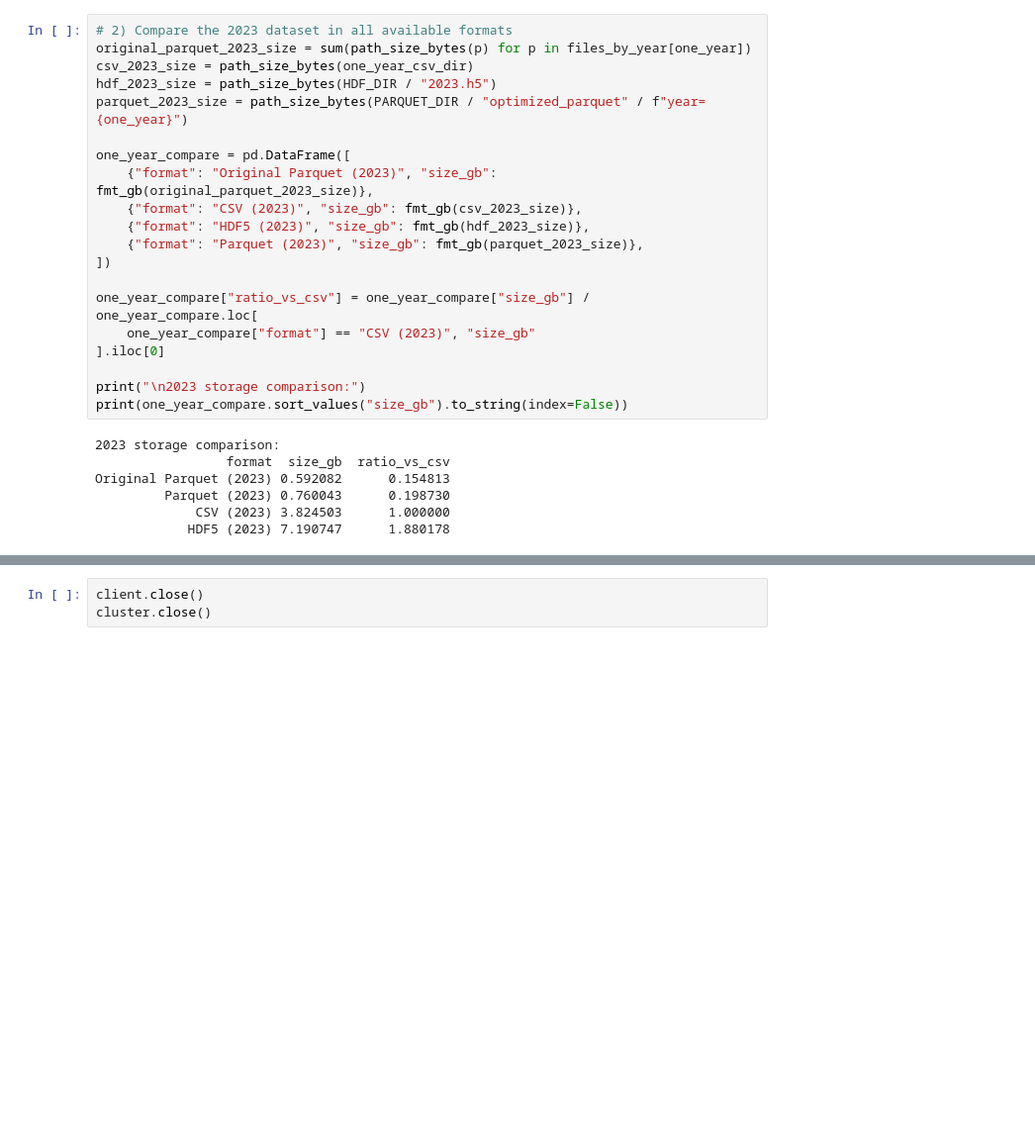
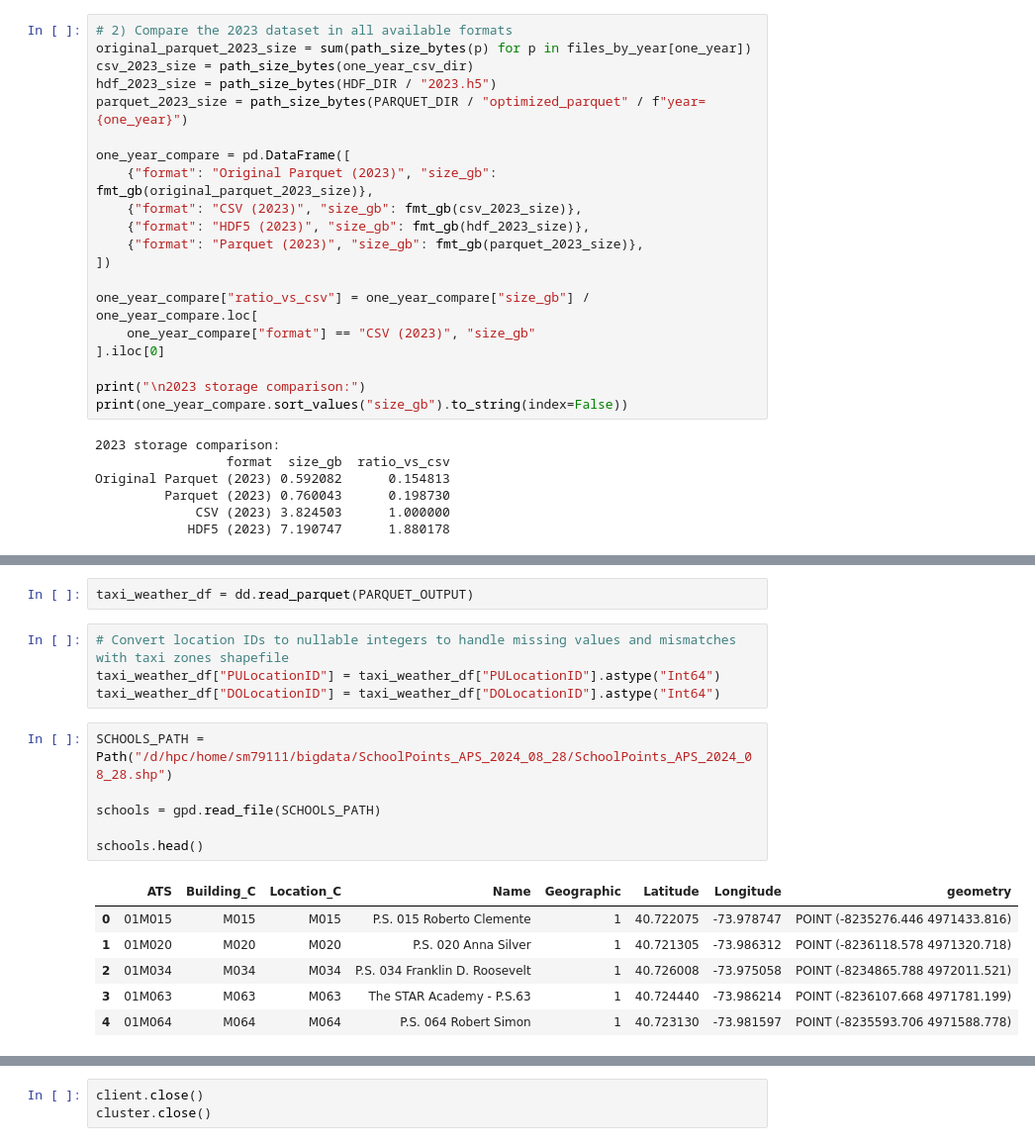
Before and after one commit to biljanaa33/big_data, a Jupyter notebook: assignment3.ipynb, the cells around one changed output, grey strips where cells are left out. Shown at 99% size. Drawn from its saved outputs; the diff is of its cells as text; blank space fills up the shorter version.

```diff
--- a/assignment3.ipynb
+++ b/assignment3.ipynb
@@ -421,0 +567,19 @@ Original Parquet (2023) 0.592082      0.154813
+# %%
+taxi_weather_df = dd.read_parquet(PARQUET_OUTPUT)
+# %%
+# Convert location IDs to nullable integers to handle missing values and mismatches with taxi zones shapefile
+taxi_weather_df["PULocationID"] = taxi_weather_df["PULocationID"].astype("Int64")
+taxi_weather_df["DOLocationID"] = taxi_weather_df["DOLocationID"].astype("Int64")
+# %%
+SCHOOLS_PATH = Path("/d/hpc/home/sm79111/bigdata/SchoolPoints_APS_2024_08_28/SchoolPoints_APS_2024_08_28.shp")
+
+schools = gpd.read_file(SCHOOLS_PATH)
+
+schools.head()
+# %% [output]
+|  | ATS | Building_C | Location_C | Name | Geographic | Latitude | Longitude | geometry |
+| 0 | 01M015 | M015 | M015 | P.S. 015 Roberto Clemente | 1 | 40.722075 | -73.978747 | POINT (-8235276.446 4971433.816) |
+| 1 | 01M020 | M020 | M020 | P.S. 020 Anna Silver | 1 | 40.721305 | -73.986312 | POINT (-8236118.578 4971320.718) |
+| 2 | 01M034 | M034 | M034 | P.S. 034 Franklin D. Roosevelt | 1 | 40.726008 | -73.975058 | POINT (-8234865.788 4972011.521) |
+| 3 | 01M063 | M063 | M063 | The STAR Academy - P.S.63 | 1 | 40.724440 | -73.986214 | POINT (-8236107.668 4971781.199) |
+| 4 | 01M064 | M064 | M064 | P.S. 064 Robert Simon | 1 | 40.723130 | -73.981597 | POINT (-8235593.706 4971588.778) |
```
Also changed, not shown: parts of 51 cells of this notebook.
